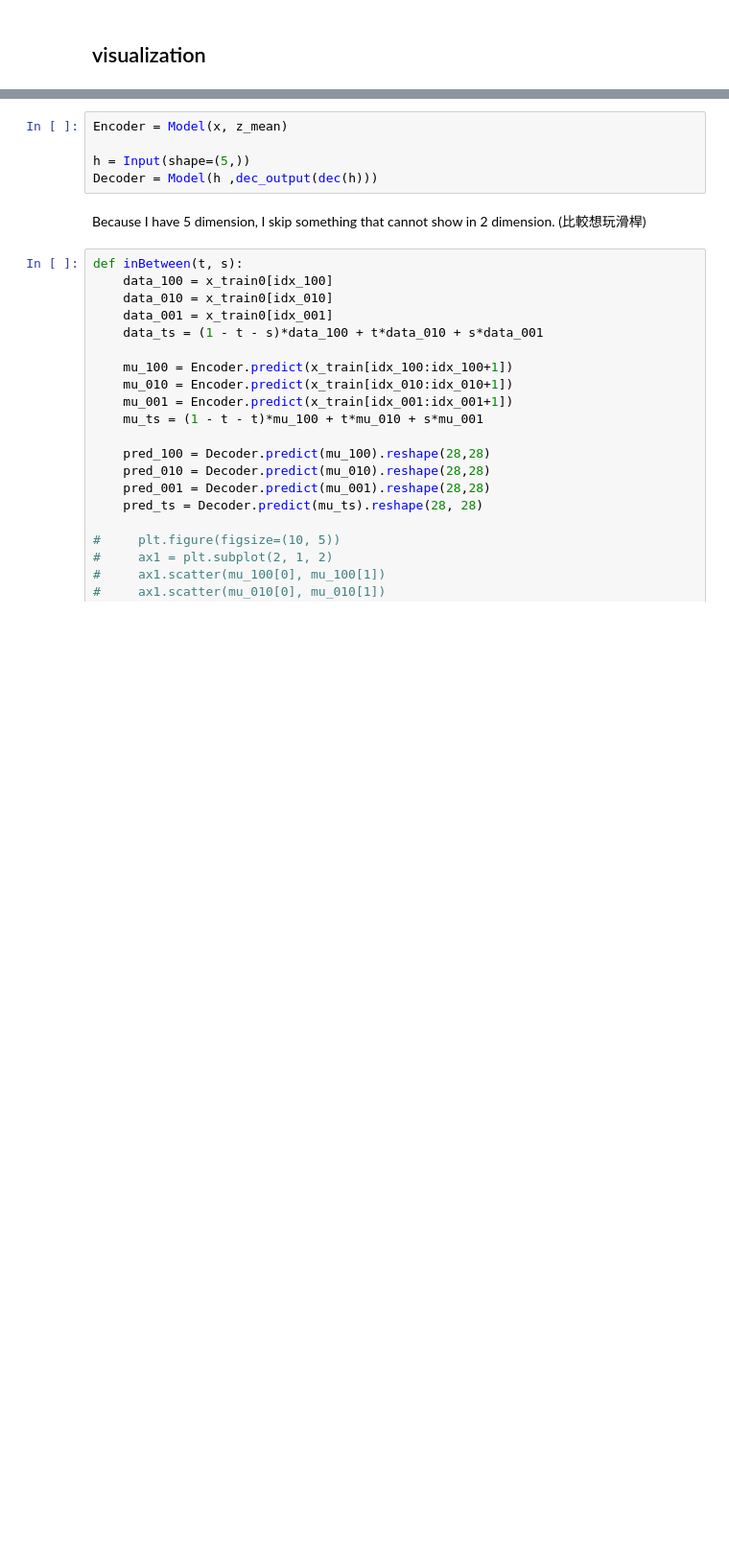
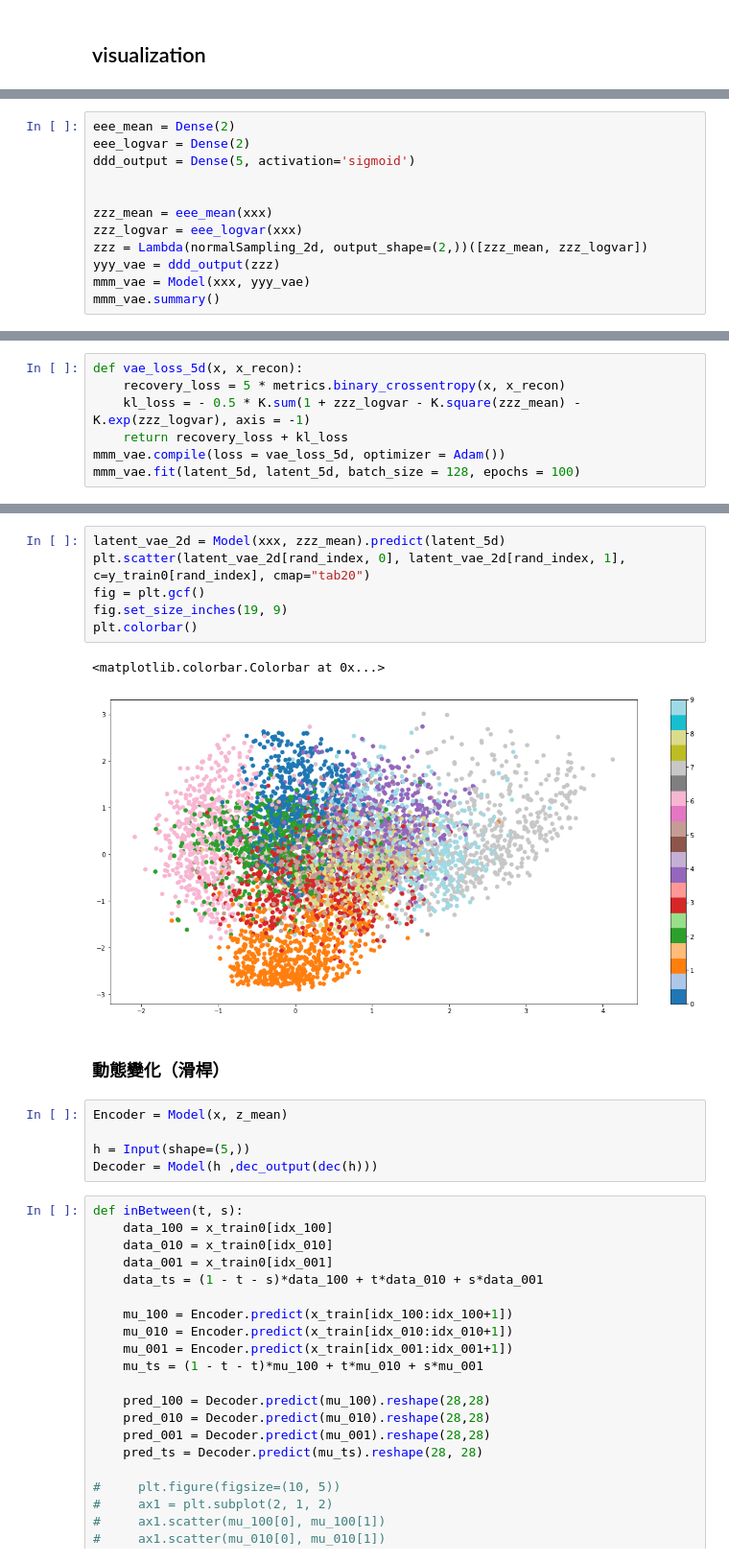
Before and after one commit to sourire3223/aimath, a Jupyter notebook: Homework11_VAE.ipynb, the cells around one changed output, grey strips where cells are left out. Shown at 96% size. Drawn from its saved outputs; the diff is of its cells as text; blank space fills up the shorter version.

```diff
--- a/Homework11_VAE.ipynb
+++ b/Homework11_VAE.ipynb
@@ -126,0 +197,12 @@ Epoch 10/10
+# %%
+eee_mean = Dense(2)
+eee_logvar = Dense(2)
+ddd_output = Dense(5, activation='sigmoid')
+
+
+zzz_mean = eee_mean(xxx)
+zzz_logvar = eee_logvar(xxx)
+zzz = Lambda(normalSampling_2d, output_shape=(2,))([zzz_mean, zzz_logvar])
+yyy_vae = ddd_output(zzz)
+mmm_vae = Model(xxx, yyy_vae)
+mmm_vae.summary()
@@ -126,0 +228,7 @@ Epoch 10/10
+# %%
+def vae_loss_5d(x, x_recon):
+    recovery_loss = 5 * metrics.binary_crossentropy(x, x_recon)
+    kl_loss = - 0.5 * K.sum(1 + zzz_logvar - K.square(zzz_mean) - K.exp(zzz_logvar), axis = -1)
+    return recovery_loss + kl_loss
+mmm_vae.compile(loss = vae_loss_5d, optimizer = Adam())
+mmm_vae.fit(latent_5d, latent_5d, batch_size = 128, epochs = 100)
@@ -127,10 +254,19 @@ Epoch 10/10
+# %%
+latent_vae_2d = Model(xxx, zzz_mean).predict(latent_5d)
+plt.scatter(latent_vae_2d[rand_index, 0], latent_vae_2d[rand_index, 1],  c=y_train0[rand_index], cmap="tab20")
+fig = plt.gcf()
+fig.set_size_inches(19, 9)
+plt.colorbar()
+# %% [output]
+<matplotlib.colorbar.Colorbar at 0x...>
+[figure, added]
+# %% [markdown]
+### 動態變化（滑桿）
 # %%
 Encoder = Model(x, z_mean)
 
 h = Input(shape=(5,))
 Decoder = Model(h ,dec_output(dec(h)))
-# %% [markdown]
-Because I have 5 dimension, I skip something that cannot show in 2 dimension. (比較想玩滑桿)
 # %%
 def inBetween(t, s):
     data_100 = x_train0[idx_100]
```
Also changed, not shown: parts of 17 cells of this notebook, 4 other files.
